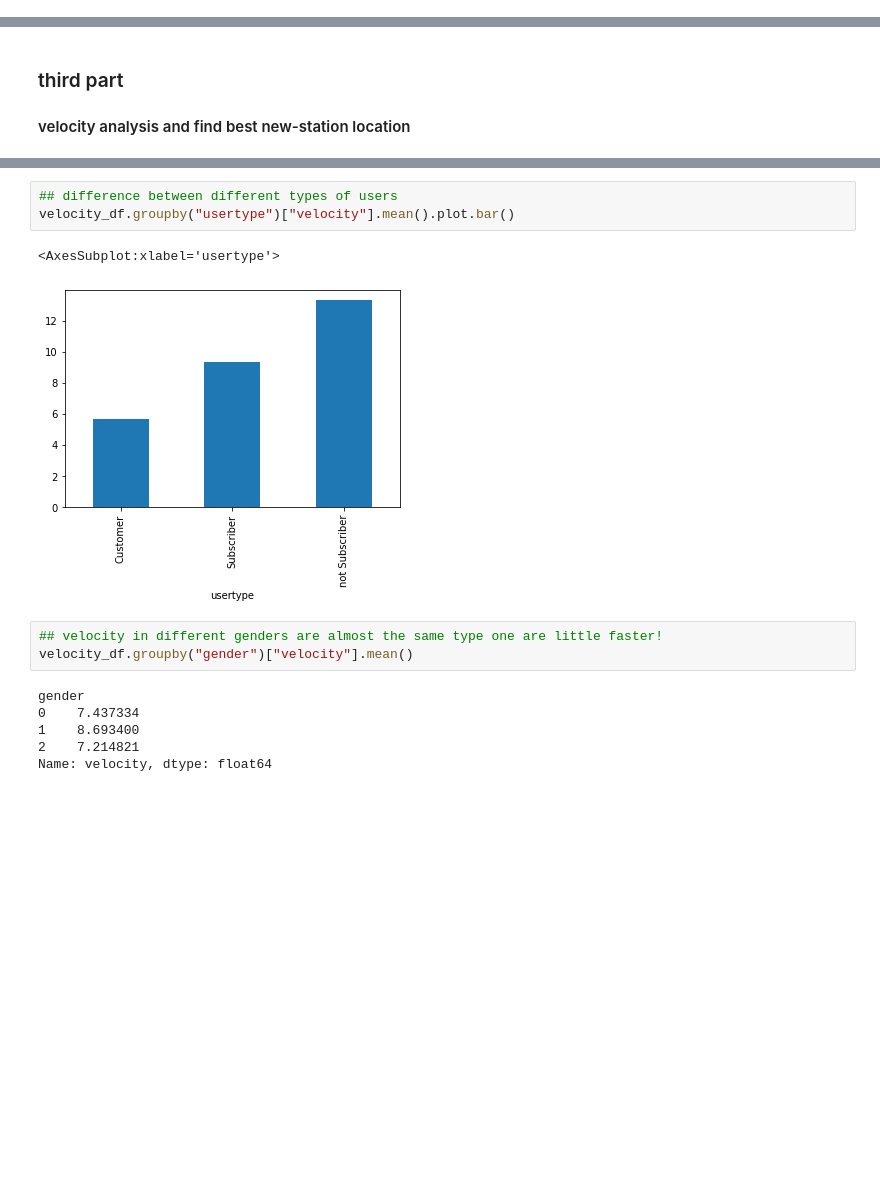
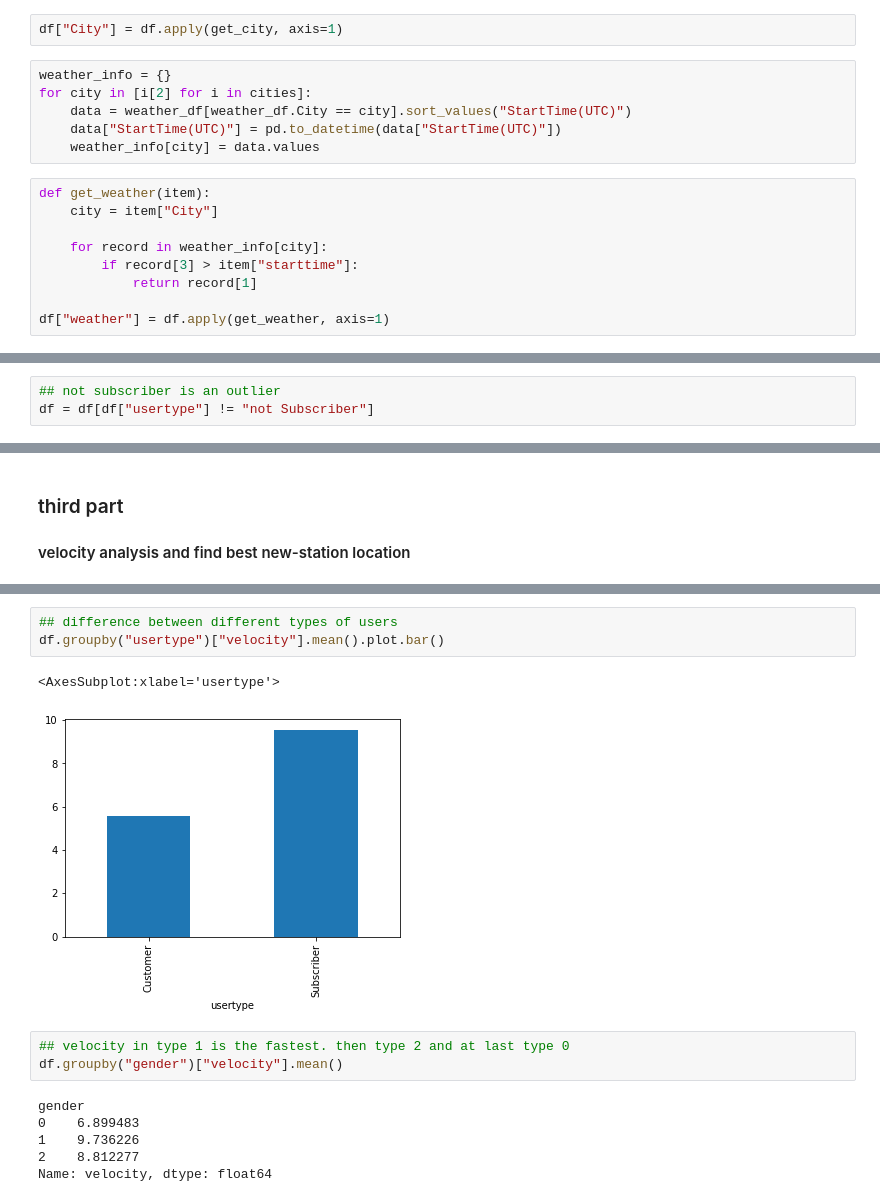
Before and after one commit to MohammadVatani/bike_transportation_analysis, a Jupyter notebook: phase1.ipynb, the cells around one changed output, grey strips where cells are left out. Saved outputs shown, nothing was run; the diff lists cells and outputs as text; blank space fills up the shorter version.

```diff
--- a/phase1.ipynb
+++ b/phase1.ipynb
@@ -65,0 +105,17 @@ df["hour_of_day"] = df["starttime"].apply(lambda x: x.hour)
+# %%
+df["City"] = df.apply(get_city, axis=1)
+# %%
+weather_info = {}
+for city in [i[2] for i in cities]:
+    data = weather_df[weather_df.City == city].sort_values("StartTime(UTC)")
+    data["StartTime(UTC)"] = pd.to_datetime(data["StartTime(UTC)"])
+    weather_info[city] = data.values
+# %%
+def get_weather(item):
+    city = item["City"]
+
+    for record in weather_info[city]:
+        if record[3] > item["starttime"]:
+            return record[1]
+
+df["weather"] = df.apply(get_weather, axis=1)
@@ -135,0 +225,3 @@ df.head()
+# %%
+## not subscriber is an outlier
+df = df[df["usertype"] != "not Subscriber"]
@@ -256,16 +376,16 @@ velocity_df = df.groupby(["type_bike", "usertype", "gender"])["velocity"].mean()
 # %%
 ## difference between different types of users
-velocity_df.groupby("usertype")["velocity"].mean().plot.bar()
+df.groupby("usertype")["velocity"].mean().plot.bar()
 # %% [output]
 <AxesSubplot:xlabel='usertype'>
-[figure, old version]
+[figure, new version]
 # %%
-## velocity in different genders are almost the same type one are little faster!
-velocity_df.groupby("gender")["velocity"].mean()
+## velocity in type 1 is the fastest. then type 2 and at last type 0
+df.groupby("gender")["velocity"].mean()
 # %% [output]
 gender
-0    7.437334
-1    8.693400
-2    7.214821
+0    6.899483
+1    9.736226
+2    8.812277
 Name: velocity, dtype: float64
 # %%
```
Also changed, not shown: parts of 31 cells of this notebook, 1 other file.
